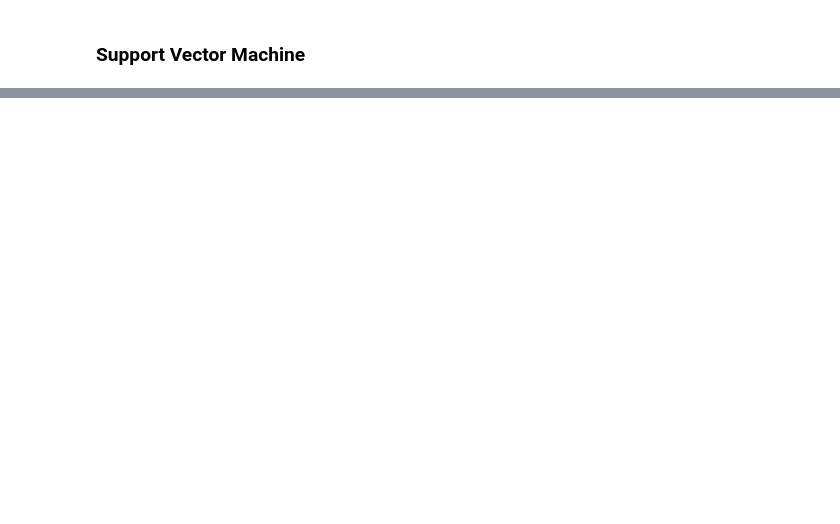
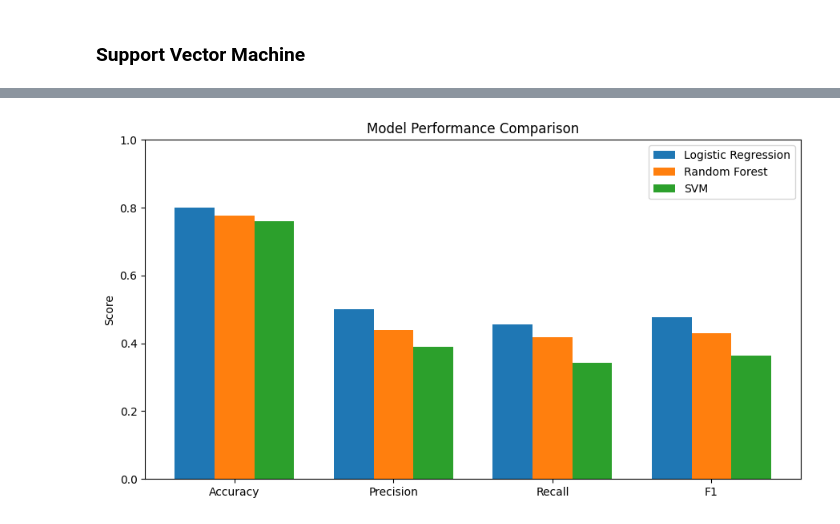
Before and after one commit to ClarenceBallensky/CISA_KEV_Machine-Learning, a Jupyter notebook: CISA_KEV_Machine-Learning.ipynb, the cells around one changed output, grey strips where cells are left out. Saved outputs shown, nothing was run; the diff lists cells and outputs as text; code cells hidden in the pictures; blank space fills up the shorter version.

```diff
--- a/CISA_KEV_Machine-Learning.ipynb
+++ b/CISA_KEV_Machine-Learning.ipynb
@@ -394,6 +557,3 @@ f1 score: 0.36666666666666664
 # %%
-svm_model = SVC(kernel= "rbf", gamma = 1)
-svm_model.fit(X_train, y_train)
-
-y_predict = svm_model.predict(X_test)
+svm_model = SVC(kernel = "rbf", gamma = 1, class_weight='balanced')
 # %%
@@ -409,0 +577,6 @@ f1 score: 0.22448979591836735
+# %%
+# Cross validation split
+
+svm_y_predict_cv = cross_val_predict(svm_model, X, y, cv=cv)
+
+evaluate_model(y, svm_y_predict_cv)
@@ -409,0 +607,41 @@ f1 score: 0.22448979591836735
+# %%
+import numpy as np
+
+results = {
+    "Logistic Regression": {"Accuracy": accuracy_score(y, lr_y_predict_cv_adjusted),
+                            "Precision": precision_score(y, lr_y_predict_cv_adjusted, pos_label="Known"),
+                            "Recall": recall_score(y, lr_y_predict_cv_adjusted, pos_label="Known"),
+                            "F1": f1_score(y, lr_y_predict_cv_adjusted, pos_label="Known")},
+    "Random Forest":       {"Accuracy": accuracy_score(y, rf_y_predict_cv_adjusted),
+                            "Precision": precision_score(y, rf_y_predict_cv_adjusted, pos_label="Known"),
+                            "Recall": recall_score(y, rf_y_predict_cv_adjusted, pos_label="Known"),
+                            "F1": f1_score(y, rf_y_predict_cv_adjusted, pos_label="Known")},
+    "SVM":                 {"Accuracy": accuracy_score(y, svm_y_predict_cv),
+                            "Precision": precision_score(y, svm_y_predict_cv, pos_label="Known"),
+                            "Recall": recall_score(y, svm_y_predict_cv, pos_label="Known"),
+                            "F1": f1_score(y, svm_y_predict_cv, pos_label="Known")},
+}
+
+metrics = ["Accuracy", "Precision", "Recall", "F1"]
+models = list(results.keys())
+
+x = np.arange(len(metrics))
+width = 0.25
+
+fig, ax = plt.subplots(figsize=(9, 5))
+
+for i, model in enumerate(models):
+    scores = [results[model][m] for m in metrics]
+    ax.bar(x + i * width, scores, width, label=model)
+
+ax.set_xticks(x + width)
+ax.set_xticklabels(metrics)
+ax.set_ylabel("Score")
+ax.set_ylim(0, 1)
+ax.set_title("Model Performance Comparison")
+ax.legend()
+
+plt.tight_layout()
+plt.show()
+# %% [output]
+[figure, added]
```
Also changed, not shown: parts of 50 cells of this notebook.
